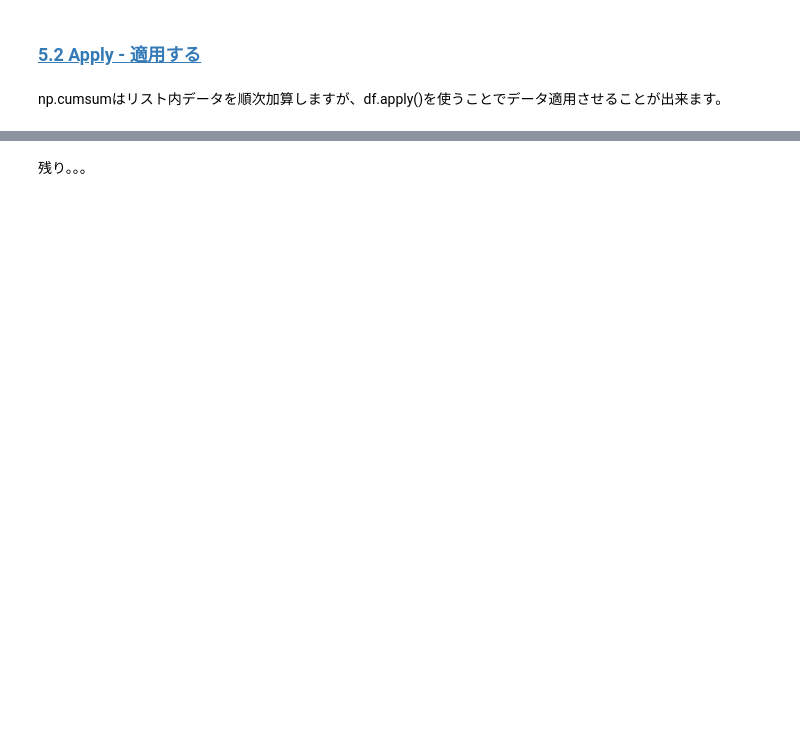
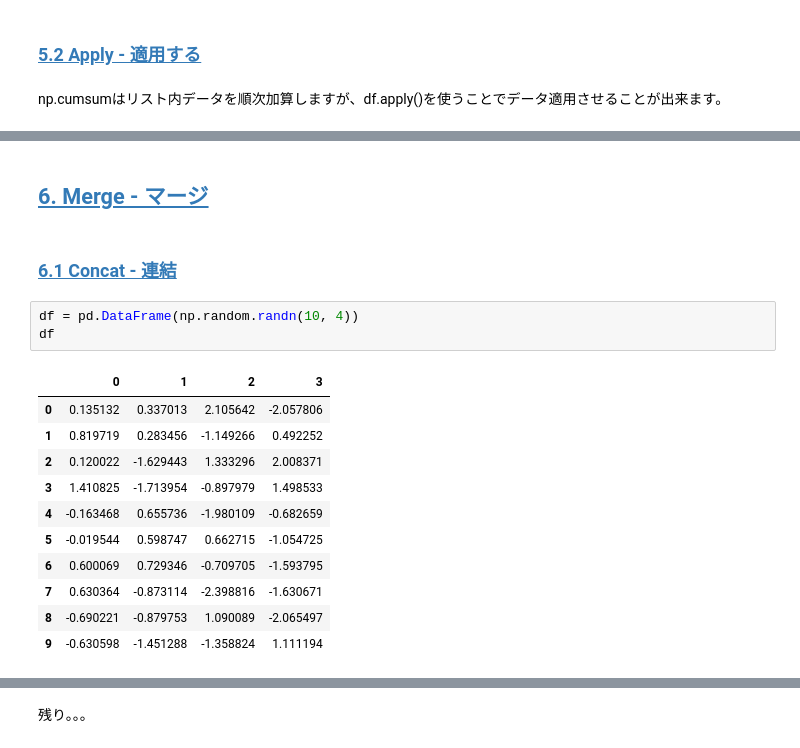
Before and after one commit to eda3/pandas, a Jupyter notebook: 10_minutes_to_pandas.ipynb, the cells around one changed output, grey strips where cells are left out. Cells and saved outputs as stored; diff of their text form; blank space fills up the shorter version.

Commit message:
add: 6. Merge - マージ

```diff
--- a/10_minutes_to_pandas.ipynb
+++ b/10_minutes_to_pandas.ipynb
@@ -719,0 +776,19 @@ df.apply(np.cumsum)
+# %% [markdown]
+## [6. Merge - マージ](https://pandas.pydata.org/pandas-docs/stable/getting_started/10min.html#merge)
+# %% [markdown]
+### [6.1 Concat - 連結](https://pandas.pydata.org/pandas-docs/stable/getting_started/10min.html#concat)
+# %%
+df = pd.DataFrame(np.random.randn(10, 4))
+df
+# %% [output]
+|  | 0 | 1 | 2 | 3 |
+| 0 | 0.135132 | 0.337013 | 2.105642 | -2.057806 |
+| 1 | 0.819719 | 0.283456 | -1.149266 | 0.492252 |
+| 2 | 0.120022 | -1.629443 | 1.333296 | 2.008371 |
+| 3 | 1.410825 | -1.713954 | -0.897979 | 1.498533 |
+| 4 | -0.163468 | 0.655736 | -1.980109 | -0.682659 |
+| 5 | -0.019544 | 0.598747 | 0.662715 | -1.054725 |
+| 6 | 0.600069 | 0.729346 | -0.709705 | -1.593795 |
+| 7 | 0.630364 | -0.873114 | -2.398816 | -1.630671 |
+| 8 | -0.690221 | -0.879753 | 1.090089 | -2.065497 |
+| 9 | -0.630598 | -1.451288 | -1.358824 | 1.111194 |
```
Also changed, not shown: parts of 67 cells of this notebook.
